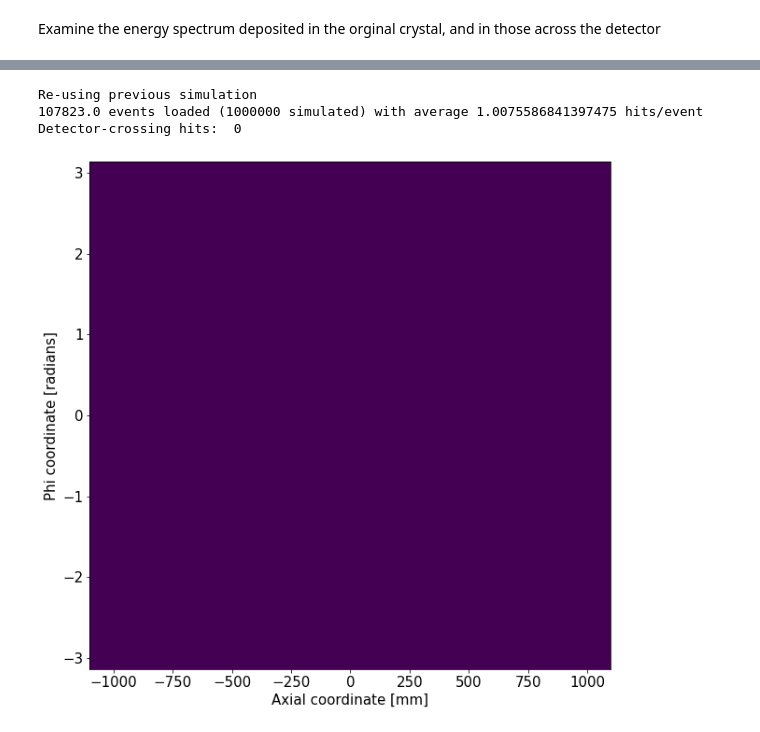
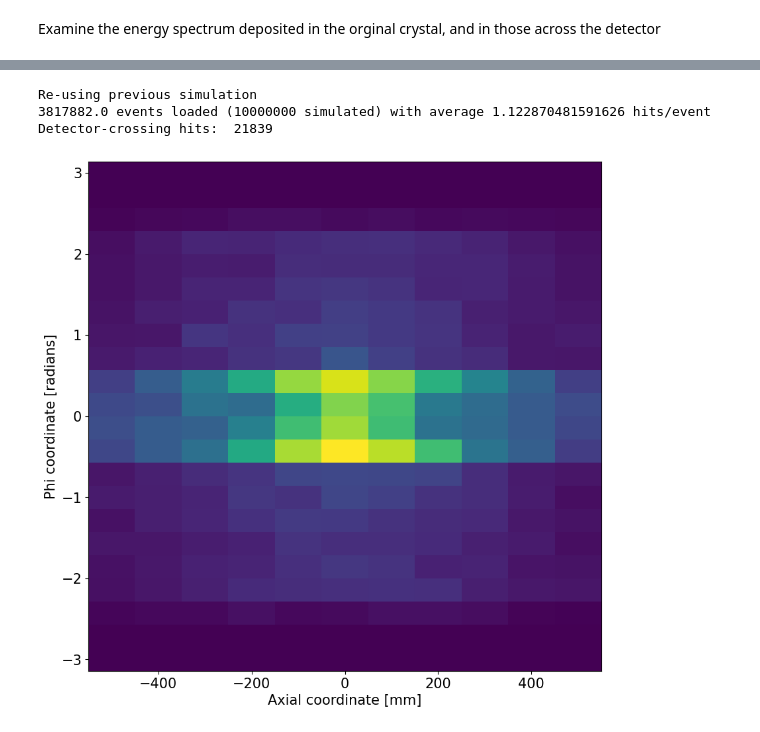
Before and after one commit to bwynneHEP/SimplePetScanner, a Jupyter notebook: analysis/BackgroundStudy.ipynb, the cells around one changed output, grey strips where cells are left out. Cells and saved outputs as stored; diff of their text form; code cells hidden in the pictures.

Commit message:
Use hit coincidences. Examine different phantom sizes

```diff
--- a/analysis/BackgroundStudy.ipynb
+++ b/analysis/BackgroundStudy.ipynb
@@ -40,17 +40,11 @@ def ReadBackground( crystalData ):
 
     return energyNearSide, energyFarSide, z, phi
 
-def Make2DHistForAttenuation( z, phi ):
+def Make2DHistForAttenuation( energy, z, phi ):
 
     print( "Detector-crossing hits: ", len(z) )
-    hist = mpl.hist2d( z, phi, bins=[22,22], range=[[-1100,1100], [-math.pi,math.pi]])
+    hist = mpl.hist2d( z, phi, bins=[11,22], range=[[-550,550], [-math.pi,math.pi]], weights=energy )
     mpl.gcf().set_size_inches(10, 10)
     mpl.xlabel( "Axial coordinate [mm]" )
     mpl.ylabel( "Phi coordinate [radians]")
     mpl.show()
-
-# Longish detector with a short PET phantom in the middle
-datasetSize = 1000000
-crystalData = CreateDataset( 1024, "Siemens", 100, "Siemens", datasetSize, 100.0, 900.0 )
-eNear, eFar, z, phi = ReadBackground( [crystalData] )
-Make2DHistForAttenuation( z, phi )
@@ -61,0 +51,9 @@ Detector-crossing hits:  3067
+# %%
+# Longish detector with a short PET phantom in the middle
+datasetSize = 10000000
+detectorLength = 1100
+phantomLength = 100
+
+crystalData = CreateDataset( detectorLength, "Siemens", phantomLength, "Siemens", datasetSize, 100.0, 900.0 )
+eNear, eFar, z, phi = ReadBackground( [crystalData] )
+Make2DHistForAttenuation( eFar, z, phi )
@@ -93,9 +189,10 @@ Show that almost no hits that cross the detector will be captured by the energy
 # %%
-crystalData = CreateDataset( 1024, "Siemens", 100, "Siemens", datasetSize, 435.0, 585.0 )
+crystalData = CreateDataset( detectorLength, "Siemens", 300, "Siemens", datasetSize, 100.0, 900.0 )
+
 eNear, eFar, z, phi = ReadBackground( [crystalData] )
-Make2DHistForAttenuation( z, phi )
+Make2DHistForAttenuation( eFar, z, phi )
 # %% [output]
 Re-using previous simulation
-107823.0 events loaded (1000000 simulated) with average 1.0075586841397475 hits/event
-Detector-crossing hits:  0
+3817882.0 events loaded (10000000 simulated) with average 1.122870481591626 hits/event
+Detector-crossing hits:  21839
-[figure, old version]
+[figure, new version]
```
Also changed, not shown: parts of 17 cells of this notebook.
